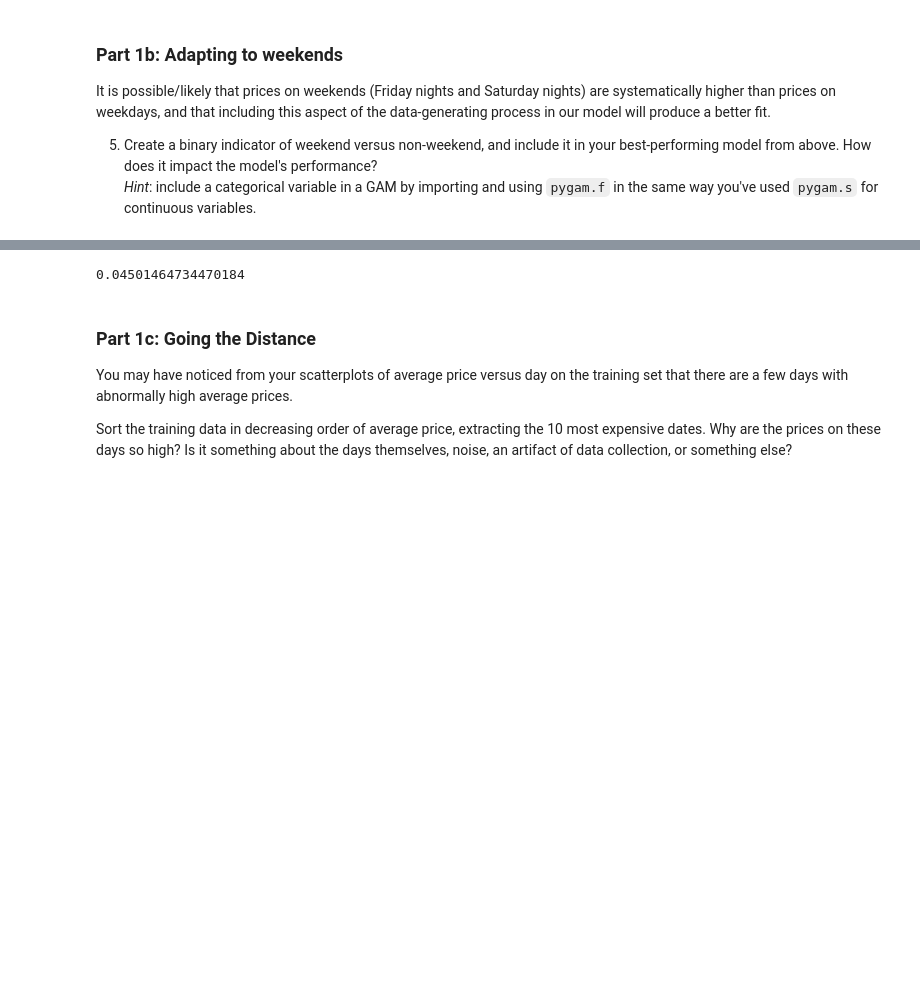
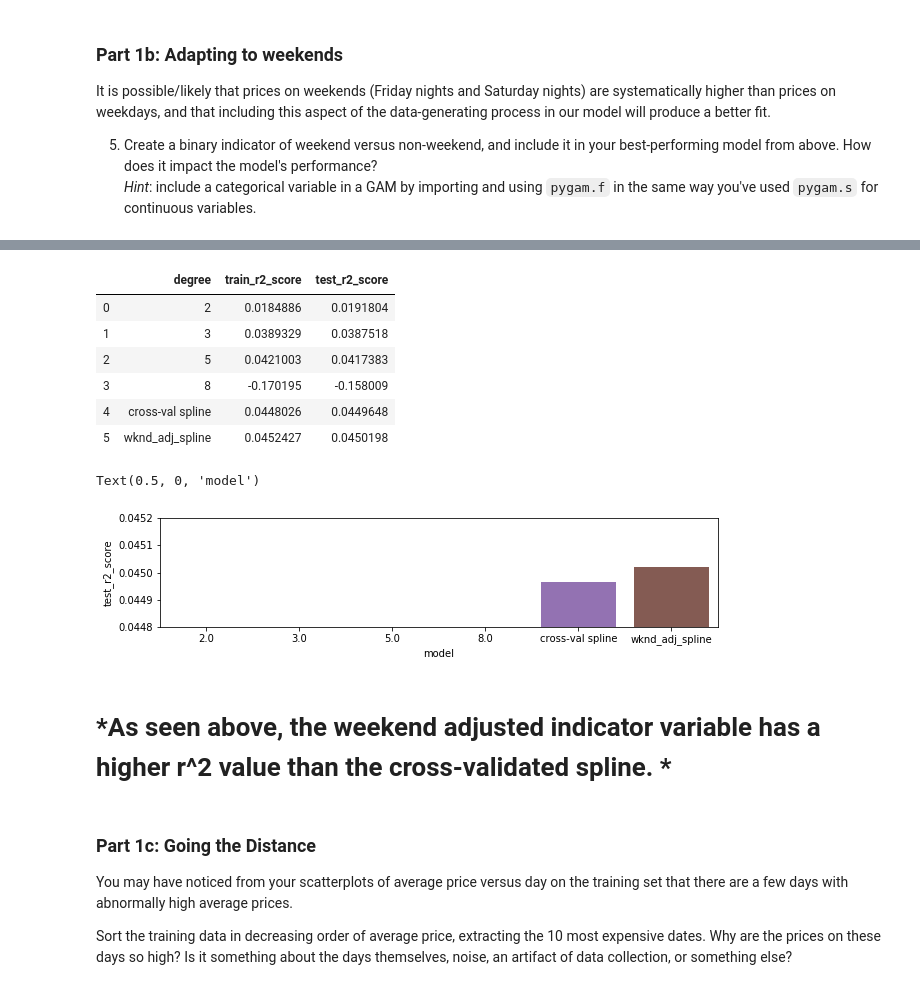
Before and after one commit to blindedjoy/2020-CS109B, a Jupyter notebook: content/homeworks/hw01/cs109b_hw1.ipynb, the cells around one changed output, grey strips where cells are left out. Drawn from its saved outputs; the diff is of its cells as text; code cells hidden in the pictures; blank space fills up the shorter version.

```diff
--- a/content/homeworks/hw01/cs109b_hw1.ipynb
+++ b/content/homeworks/hw01/cs109b_hw1.ipynb
@@ -304,12 +302,0 @@ Name: date, Length: 309288, dtype: int64
-# %%
-n = 100
-fig, ax = plt.subplots(1, 1, figsize=(15, 5))
-
-colors = ["orange", "red", "violet","blue"]
-names = ["poly_2", "poly_3", "poly_5", "poly8"]
-
-sns.scatterplot(x=list(range(max(num_dates)+1)), y=daily_avgs, color = 'red', alpha = 0.4)
-for i, pred_vals in enumerate(predicted_vals):
-    sns.lineplot(x=num_dates, y=pred_vals, color = colors[i], label = names[i], alpha = 0.8, sizes = [100],  linewidth=4)
-ax.set(ylim=(150, 450))
-easy_plot_details(ax, ["Airbnb Prices vs day of the annual period: comparing polynomial regressions",20], ["day",16], ["price ($)",18], subplot = False)
@@ -451,10 +492,11 @@ test_wknd  = is_weekend(cal_test_available)
 X_new = np.append(X, np.array(train_wknd).reshape(-1,1),1)
 X_new_test = np.append(X_test, np.array(test_wknd).reshape(-1,1),1)
 # %%
-gam=LinearGAM(terms='auto', max_iter=100, tol=0.0001, fit_intercept=True, verbose=False )
+gam=LinearGAM(terms='auto', max_iter=100, tol=0.0001,
+              fit_intercept=True, verbose=False, lam = best_lam)
 lam = np.logspace(-9, 10)
-lams = [lam]*3
-
-gam.gridsearch(X_new, y, lam=lam)
-gam.summary()
+lams = [lam]*3 #Kfold
+gam.fit(X_new,y)
+#gam.gridsearch(X_new, y)
+#gam.summary()
 # %% [output]
@@ -483,8 +506,33 @@ github.com/dswah/pyGAM/issues/163
-# %%
-gam_test_pred_vals_wknd = gam.predict(X_new_test)
-r2_score(cal_test_available["price"],gam_test_pred_vals_wknd)
-# %% [output]
-0.04501464734470184
+# %%
+gam_test_pred_vals_wknd = gam.predict(X_new_test)
+gam_train_pred_vals_wknd = gam.predict(X_new)
+
+wk_r2_test = r2_score(cal_test_available["price"], gam_test_pred_vals_wknd)
+wk_r2_train = r2_score(cal_train_available["price"], gam_train_pred_vals_wknd)
+
+r2_df2 = pd.DataFrame([[2,3,5,8, "cross-val spline", "wknd_adj_spline"],
+                      r2_scores + [train_r2_score, wk_r2_train],
+                      r2_scores_test + [test_r2_score, wk_r2_test ]]).T
+r2_df2.columns = ["degree", "train_r2_score", "test_r2_score"]
+display(r2_df2)
+
+
+fig, ax = plt.subplots(1, 1, figsize=(10, 2));
+sns.barplot(x='degree', y = 'test_r2_score', data = r2_df2)
+ax.set_ylim([0.0448,0.0452])
+ax.set_xlabel("model")
+# %% [output]
+|  | degree | train_r2_score | test_r2_score |
+| 0 | 2 | 0.0184886 | 0.0191804 |
+| 1 | 3 | 0.0389329 | 0.0387518 |
+| 2 | 5 | 0.0421003 | 0.0417383 |
+| 3 | 8 | -0.170195 | -0.158009 |
+| 4 | cross-val spline | 0.0448026 | 0.0449648 |
+| 5 | wknd_adj_spline | 0.0452427 | 0.0450198 |
+Text(0.5, 0, 'model')
+[figure, added]
+# %% [markdown]
+# *As seen above, the weekend adjusted indicator variable has a higher r^2 value than the cross-validated spline. *
 # %% [markdown]
 ### Part 1c: Going the Distance
 
```
Also changed, not shown: parts of 71 cells of this notebook.
